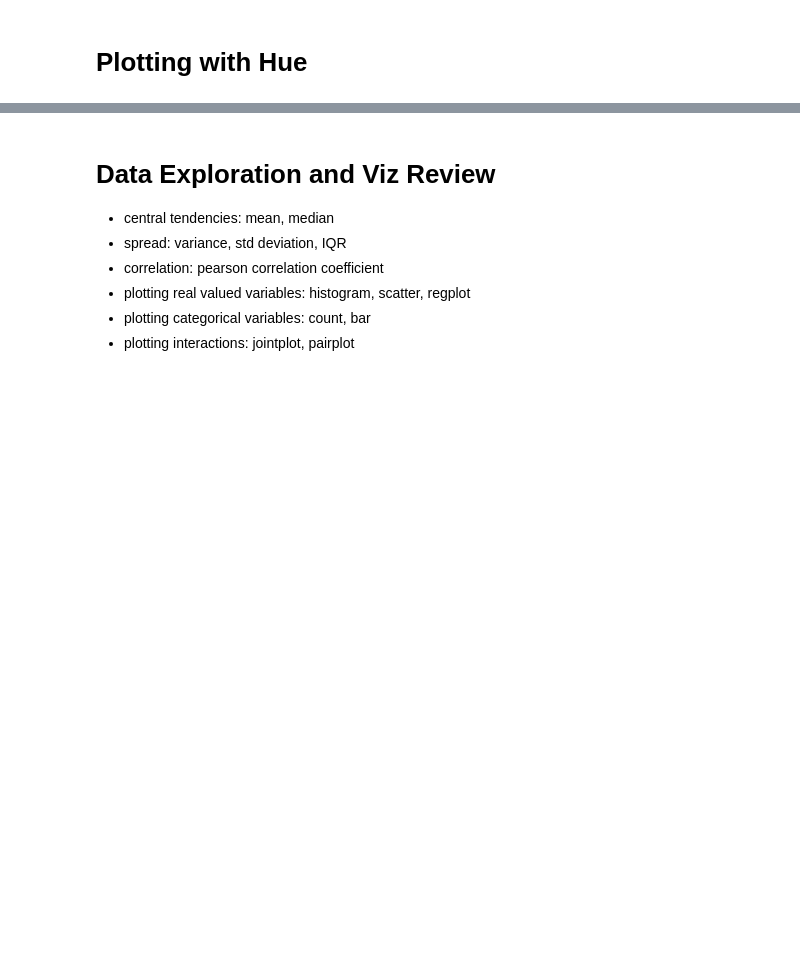
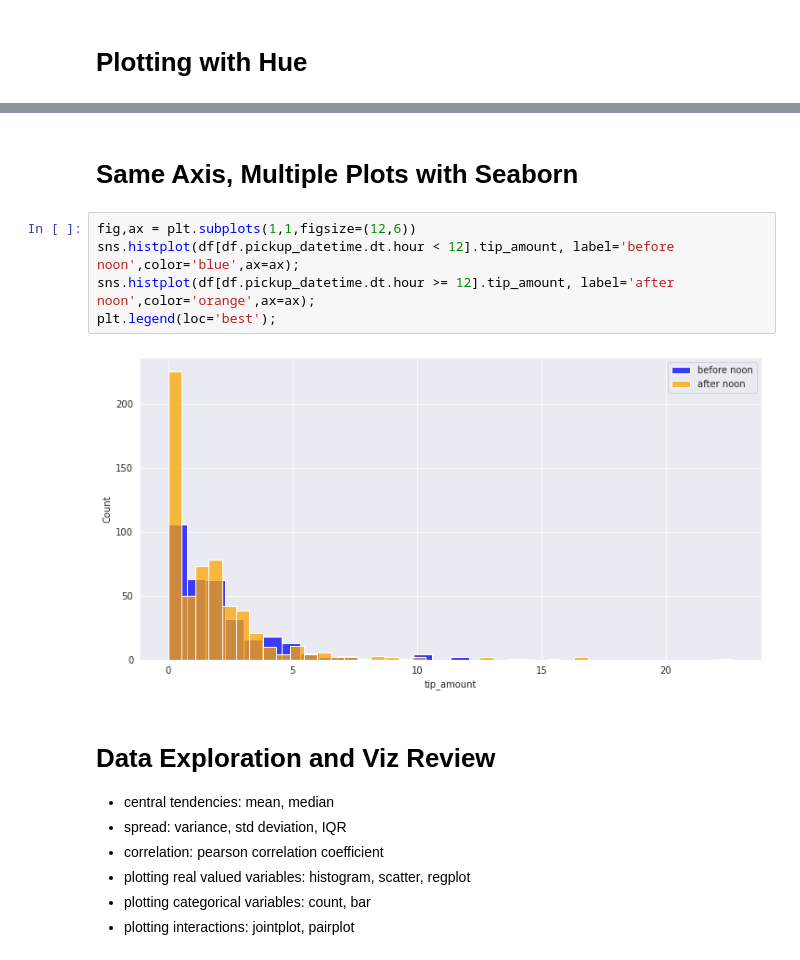
Before and after one commit to xguo7013/eods-f20, a Jupyter notebook: notebooks/eods-week03-pandas_visualization_dataexploration.ipynb, the cells around one changed output, grey strips where cells are left out. Saved outputs shown, nothing was run; the diff lists cells and outputs as text; blank space fills up the shorter version.

```diff
--- a/notebooks/eods-week03-pandas_visualization_dataexploration.ipynb
+++ b/notebooks/eods-week03-pandas_visualization_dataexploration.ipynb
@@ -1103,3 +1105,12 @@ sns.barplot(x='day_of_week',
+# %% [markdown]
+# Same Axis, Multiple Plots with Seaborn
+# %%
+fig,ax = plt.subplots(1,1,figsize=(12,6))
+sns.histplot(df[df.pickup_datetime.dt.hour < 12].tip_amount, label='before noon',color='blue',ax=ax);
+sns.histplot(df[df.pickup_datetime.dt.hour >= 12].tip_amount, label='after noon',color='orange',ax=ax);
+plt.legend(loc='best');
+# %% [output]
+[figure, added]
 # %% [markdown]
 # Data Exploration and Viz Review
 
```
Also changed, not shown: parts of 11 cells of this notebook.
